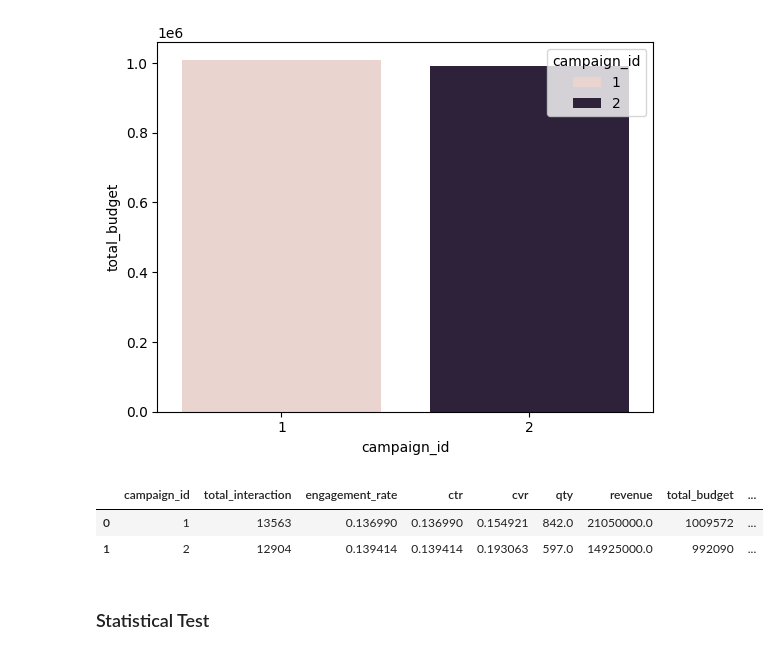
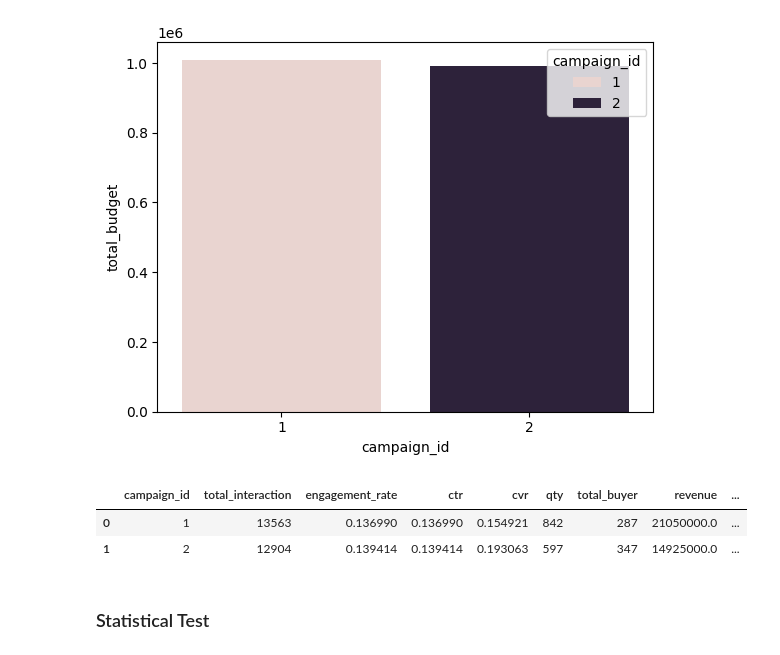
Before and after one commit to vandevee3/MarketingAnalysis, a Jupyter notebook: notebooks/main.ipynb, the cells around one changed output. Drawn from its saved outputs; the diff is of its cells as text; code cells hidden in the pictures.

```diff
--- a/source/main.ipynb
+++ b/notebooks/main.ipynb
@@ -396,6 +396,7 @@ def calculate_ctr(data_frame):
     total_interactions : total of users interact with campaign
 
     '''
+
     ctr_val = []
     for campaign_id in data_frame['campaign_id'].unique():
         total_conversions = len(data_frame[(data_frame['campaign_id'] == campaign_id) & (data_frame['is_click'] == 1)]['user_id'])
@@ -414,13 +415,14 @@ def calculate_conversion_rate(data_frame):
 
     '''
 
-    data_frame = data_frame[data_frame['date_checkout'] >= data_frame['date_result']]
+    data_frame = data_frame[(data_frame['date_checkout'] >= data_frame['date_result'])]
 
     conversion_rate = []
 
     for campaign_id in  data_frame['campaign_id'].unique():
-        total_buyer = len(data_frame[(data_frame['campaign_id'] == campaign_id) & (data_frame['is_checkout'] == 1)]['checkout_id'])
-        total_interactions = len(data_frame[(data_frame['campaign_id'] == campaign_id) & (data_frame['is_click'] == 1)])
+        total_buyer = len(data_frame[(data_frame['campaign_id'] == campaign_id) & (data_frame['is_checkout'] == 1) & (data_frame['is_click'] == 1)]['checkout_id'].unique())
+        total_interactions = len(data_frame[(data_frame['campaign_id'] == campaign_id) & (data_frame['is_click'] == 1)]['user_id'])
+        # print(total_buyer, total_interactions)
         conversion_rate.append(total_buyer / total_interactions)
 
     return conversion_rate
@@ -780,6 +782,9 @@ total_interaction_b = len(main_df[main_df['campaign_id'] == 2]['user_id'])
 
 num_leads_a = len(main_df[(main_df['campaign_id'] == 1) & (main_df['is_click'] == 1)]['user_id'].unique())
 num_leads_b = len(main_df[(main_df['campaign_id'] == 2) & (main_df['is_click'] == 1)]['user_id'].unique())
+
+total_buyer_a = int(num_leads_a * conversion_rate_a)
+total_buyer_b = int(num_leads_b * conversion_rate_b)
 
 total_budget_campaign_A , total_budget_campaign_B = sum(campaign_budget[campaign_budget['campaign_id'] == 1]['budget']), sum(campaign_budget[campaign_budget['campaign_id'] == 2]['budget'])
 total_budget = [total_budget_campaign_A, total_budget_campaign_B]
@@ -818,23 +823,24 @@ sns.barplot(data= budget_df, x= 'campaign_id', y='total_budget', hue= 'campaign_
 # %%
 result_metrics = pd.DataFrame({
     'campaign_id' : [1, 2],
     'total_interaction' : [total_interaction_a, total_interaction_b],
     'engagement_rate' : [engagement_rate_a, engagement_rate_b],
     'ctr' : [ctr_a, ctr_b],
     'cvr' : [conversion_rate_a, conversion_rate_b],
-    'qty' : [qty_a, qty_b],
+    'qty' : [int(qty_a), int(qty_b)],
+    'total_buyer' : [total_buyer_a, total_buyer_b],
     'revenue' : [revenue_a, revenue_b],
     'total_budget' : [total_budget_campaign_A, total_budget_campaign_B],
     'leads' : [num_leads_a, num_leads_b],
     'cpl' : [cpl_a, cpl_b],
     'cac' : [cac_a, cac_b]
 })
 
 result_metrics
 # %% [output]
-|  | campaign_id | total_interaction | engagement_rate | ctr | cvr | qty | revenue | total_budget | ... |
-| 0 | 1 | 13563 | 0.136990 | 0.136990 | 0.154921 | 842.0 | 21050000.0 | 1009572 | ... |
-| 1 | 2 | 12904 | 0.139414 | 0.139414 | 0.193063 | 597.0 | 14925000.0 | 992090 | ... |
+|  | campaign_id | total_interaction | engagement_rate | ctr | cvr | qty | total_buyer | revenue | ... |
+| 0 | 1 | 13563 | 0.136990 | 0.136990 | 0.154921 | 842 | 287 | 21050000.0 | ... |
+| 1 | 2 | 12904 | 0.139414 | 0.139414 | 0.193063 | 597 | 347 | 14925000.0 | ... |
 # %% [markdown]
 ### Statistical Test
 # %%
```
Also changed, not shown: parts of 2 cells of this notebook, 6 other files.
